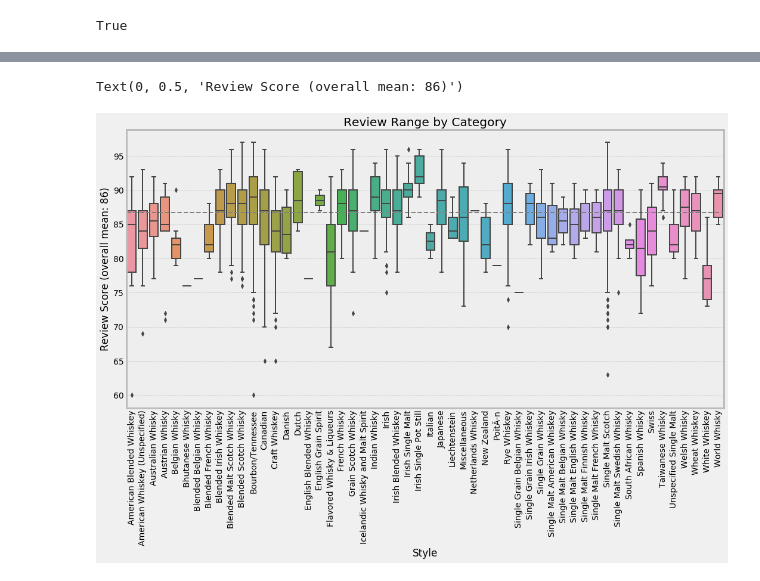
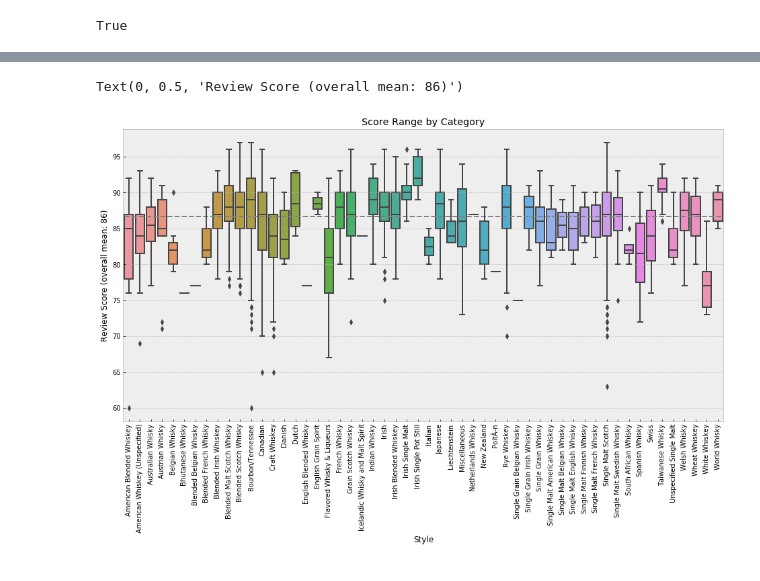
Before and after one commit to Axemen/Project-3, a Jupyter notebook: text-analysis/text_analysis-basics (DM).ipynb, the cells around one changed output, grey strips where cells are left out. Cells and saved outputs as stored; diff of their text form; code cells hidden in the pictures.

```diff
--- a/text-analysis/text_analysis-basics (DM).ipynb
+++ b/text-analysis/text_analysis-basics (DM).ipynb
@@ -8,7 +8,7 @@ True
 import pandas as pd
 import numpy as np
 import csv
+from tqdm import tqdm
 from bs4 import BeautifulSoup
 from nltk.corpus import stopwords
-
-file_one = "raw-data/Whiskey_Advocate_All_scraped.csv"
+file_one = "../clean-data/Whiskey_data/Whiskey_Advocate_All_scraped_KHupdate-with-description.csv"
@@ -43 +15,14 @@ df
+# %%
+df = pd.read_csv(file_one, encoding="ISO-8859-1").set_index('row_caller')
+blended_df=df[df['Blended'] == 1]
+bourbon_df=df[df['Bourbon'] == 1]
+flavored_df=df[df['Flavored'] == 1]
+other_df=df[df['Other'] == 1]
+rye_df=df[df['Rye'] == 1]
+scotch_df=df[df['Scotch'] == 1]
+grain_df=df[df['single blended grain'] == 1]
+malt_df=df[df['single blended malt'] == 1]
+world_df=df[df['world'] == 1]
+
+df_set=[blended_df, bourbon_df, flavored_df, other_df, rye_df, scotch_df, grain_df, malt_df, world_df]
 # %%
@@ -218,14 +426,14 @@ plt.show()
 # %%
-meanrounded=int(df['review.point'].mean())
+meanrounded=int(df['review score'].mean())
 df=df.sort_values(by=['style'])
 plt.figure(figsize=(16,8))
-p=sns.boxplot(df['style'],df['review.point'])
-plt.title("Review Range by Category", color="black")
+p=sns.boxplot(df['style'],df['review score'])
+plt.title("Score Range by Category", color="black")
 plt.xlabel('Style', color="black")
 plt.yticks(color="black")
 plt.xticks(rotation=90, color="black")
-plt.hlines(df['review.point'].mean(), -1, df['review.point'].count(), colors='grey', linestyles='dashed', data=None)
+plt.hlines(df['review score'].mean(), -1, df['review score'].count(), colors='grey', linestyles='dashed', data=None)
 plt.ylabel('Review Score (overall mean: ' + str(meanrounded) + ')', color="black")
 # %% [output]
 Text(0, 0.5, 'Review Score (overall mean: 86)')
-[figure, old version]
+[figure, new version]
```
Also changed, not shown: parts of 19 cells of this notebook, 6 other files.
